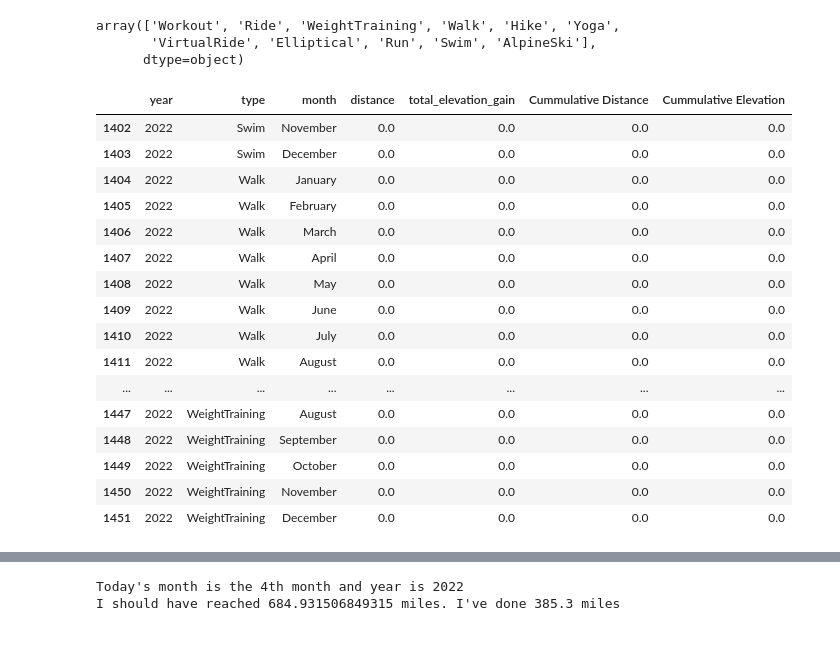
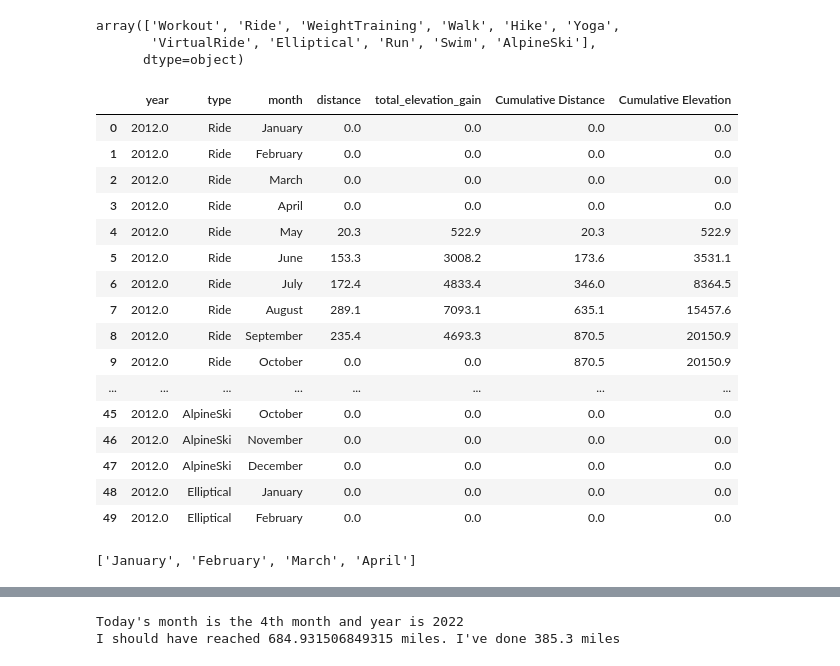
Before and after one commit to tiroger/my-strava, a Jupyter notebook: my_data.ipynb, the cells around one changed output, grey strips where cells are left out. Drawn from its saved outputs; the diff is of its cells as text; code cells hidden in the pictures.

Commit message:
fix for data beyond current month

```diff
--- a/my_data.ipynb
+++ b/my_data.ipynb
@@ -89,39 +83,58 @@ array(['Workout', 'Ride', 'WeightTraining', 'Walk', 'Hike', 'Yoga',
 # %%
 today = dt.datetime.today()
 this_month = today.month
+this_year = today.year
 
-grouped_by_year_and_month = processed_data.groupby(['year', 'month', 'type']).agg({'distance': 'sum', 'total_elevation_gain': 'sum'}).reset_index()
+months = ['January', 'February', 'March', 'April', 'May', 'June', 'July', 'August', 'September', 'October', 'November', 'December']
+months_sofar = months[:this_month]
 
-# grouped_by_year_and_month['month_year'] = grouped_by_year_and_month['month'].astype(str) + '-' + grouped_by_year_and_month['year'].astype(str)
-# grouped_by_year_and_month['month_year'] = pd.to_datetime(grouped_by_year_and_month['month_year'])
+grouped_by_year_and_month = processed_data.groupby(['year', 'month', 'type']).agg({'distance': 'sum', 'total_elevation_gain': 'sum'}).reset_index() # Group by year and month
 
-# Completing missing months
+# Since not all months have data, we're creating entries for missing months and setting the distance and elevation gain to 0
 mux = pd.MultiIndex.from_product([grouped_by_year_and_month.year.unique(), grouped_by_year_and_month.type.unique(), range(1,13)], names=['year', 'type' ,'month'])
 grouped_by_year_and_month = grouped_by_year_and_month.set_index(['year', 'type', 'month']).reindex(mux, fill_value=0).reset_index()
-grouped_by_year_and_month['Cummulative Distance'] = grouped_by_year_and_month.groupby(['year', 'type'])['distance'].cumsum()
-grouped_by_year_and_month['Cummulative Elevation'] = grouped_by_year_and_month.groupby(['year', 'type'])['total_elevation_gain'].cumsum()
+grouped_by_year_and_month['Cumulative Distance'] = grouped_by_year_and_month.groupby(['year', 'type'])['distance'].cumsum()
+grouped_by_year_and_month['Cumulative Elevation'] = grouped_by_year_and_month.groupby(['year', 'type'])['total_elevation_gain'].cumsum()
 months = ['January', 'February', 'March', 'April', 'May', 'June', 'July', 'August', 'September', 'October', 'November', 'December']
 grouped_by_year_and_month['month'] = grouped_by_year_and_month['month'].apply(lambda x: months[x -1])
 
-# Filtering months where byyond this month
-# grouped_by_year_and_month = grouped_by_year_and_month[grouped_by_year_and_month['month'].astype(int) < this_month]
+# Limiting data to current month
+months_left = months[this_month:]
+# Filtering out months beyond current one
 
-grouped_by_year_and_month.tail(50)
+no_data_yet = grouped_by_year_and_month[grouped_by_year_and_month.year == this_year]
+no_data_yet = no_data_yet[no_data_yet.month.isin(months_left)]
+
+# Removing upcoming months with no data from dataframe
+grouped_by_year_and_month = grouped_by_year_and_month[~grouped_by_year_and_month.isin(no_data_yet)]
+
+grouped_by_year_and_month['year'] = grouped_by_year_and_month['year'].apply(lambda n: n if n%1 else int(n))
+
+grouped_by_year_and_month.head(50)
 # %% [output]
-|  | year | type | month | distance | total_elevation_gain | Cummulative Distance | Cummulative Elevation |
-| 1402 | 2022 | Swim | November | 0.0 | 0.0 | 0.0 | 0.0 |
-| 1403 | 2022 | Swim | December | 0.0 | 0.0 | 0.0 | 0.0 |
-| 1404 | 2022 | Walk | January | 0.0 | 0.0 | 0.0 | 0.0 |
-| 1405 | 2022 | Walk | February | 0.0 | 0.0 | 0.0 | 0.0 |
-| 1406 | 2022 | Walk | March | 0.0 | 0.0 | 0.0 | 0.0 |
-| 1407 | 2022 | Walk | April | 0.0 | 0.0 | 0.0 | 0.0 |
-| 1408 | 2022 | Walk | May | 0.0 | 0.0 | 0.0 | 0.0 |
-| 1409 | 2022 | Walk | June | 0.0 | 0.0 | 0.0 | 0.0 |
-| 1410 | 2022 | Walk | July | 0.0 | 0.0 | 0.0 | 0.0 |
-| 1411 | 2022 | Walk | August | 0.0 | 0.0 | 0.0 | 0.0 |
+|  | year | type | month | distance | total_elevation_gain | Cumulative Distance | Cumulative Elevation |
+| 0 | 2012.0 | Ride | January | 0.0 | 0.0 | 0.0 | 0.0 |
+| 1 | 2012.0 | Ride | February | 0.0 | 0.0 | 0.0 | 0.0 |
+| 2 | 2012.0 | Ride | March | 0.0 | 0.0 | 0.0 | 0.0 |
+| 3 | 2012.0 | Ride | April | 0.0 | 0.0 | 0.0 | 0.0 |
+| 4 | 2012.0 | Ride | May | 20.3 | 522.9 | 20.3 | 522.9 |
+| 5 | 2012.0 | Ride | June | 153.3 | 3008.2 | 173.6 | 3531.1 |
+| 6 | 2012.0 | Ride | July | 172.4 | 4833.4 | 346.0 | 8364.5 |
+| 7 | 2012.0 | Ride | August | 289.1 | 7093.1 | 635.1 | 15457.6 |
+| 8 | 2012.0 | Ride | September | 235.4 | 4693.3 | 870.5 | 20150.9 |
+| 9 | 2012.0 | Ride | October | 0.0 | 0.0 | 870.5 | 20150.9 |
 | ... | ... | ... | ... | ... | ... | ... | ... |
-| 1447 | 2022 | WeightTraining | August | 0.0 | 0.0 | 0.0 | 0.0 |
-| 1448 | 2022 | WeightTraining | September | 0.0 | 0.0 | 0.0 | 0.0 |
-| 1449 | 2022 | WeightTraining | October | 0.0 | 0.0 | 0.0 | 0.0 |
-| 1450 | 2022 | WeightTraining | November | 0.0 | 0.0 | 0.0 | 0.0 |
-| 1451 | 2022 | WeightTraining | December | 0.0 | 0.0 | 0.0 | 0.0 |
+| 45 | 2012.0 | AlpineSki | October | 0.0 | 0.0 | 0.0 | 0.0 |
+| 46 | 2012.0 | AlpineSki | November | 0.0 | 0.0 | 0.0 | 0.0 |
+| 47 | 2012.0 | AlpineSki | December | 0.0 | 0.0 | 0.0 | 0.0 |
+| 48 | 2012.0 | Elliptical | January | 0.0 | 0.0 | 0.0 | 0.0 |
+| 49 | 2012.0 | Elliptical | February | 0.0 | 0.0 | 0.0 | 0.0 |
+# %%
+months_in_year = ['January', 'February', 'March', 'April', 'May', 'June', 'July', 'August', 'September', 'October', 'November', 'December']
+
+this_month = today.month
+this_year = today.year
+months_sofar = months_in_year[:this_month]
+months_sofar
+# %% [output]
+['January', 'February', 'March', 'April']
```
Also changed, not shown: parts of 2 cells of this notebook, 1 other file.
